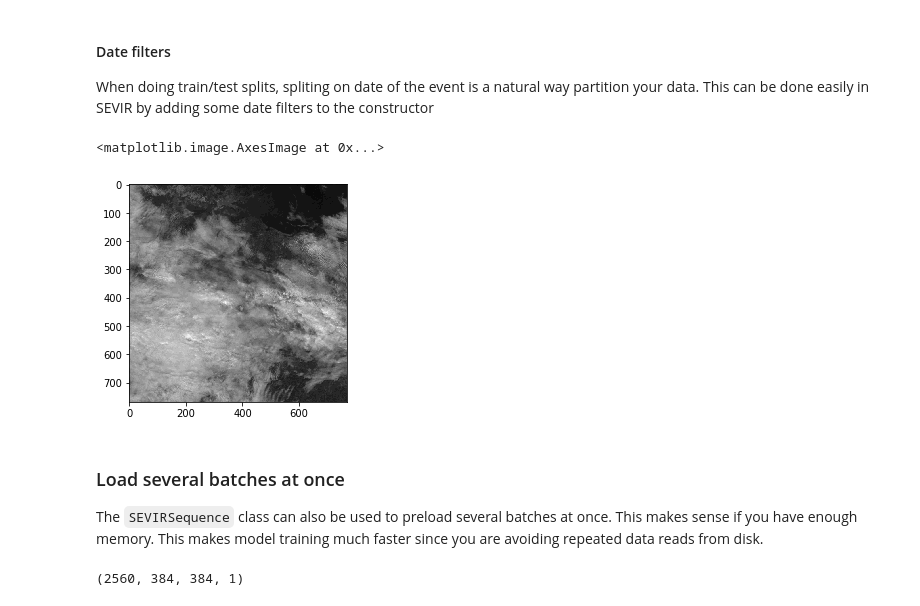
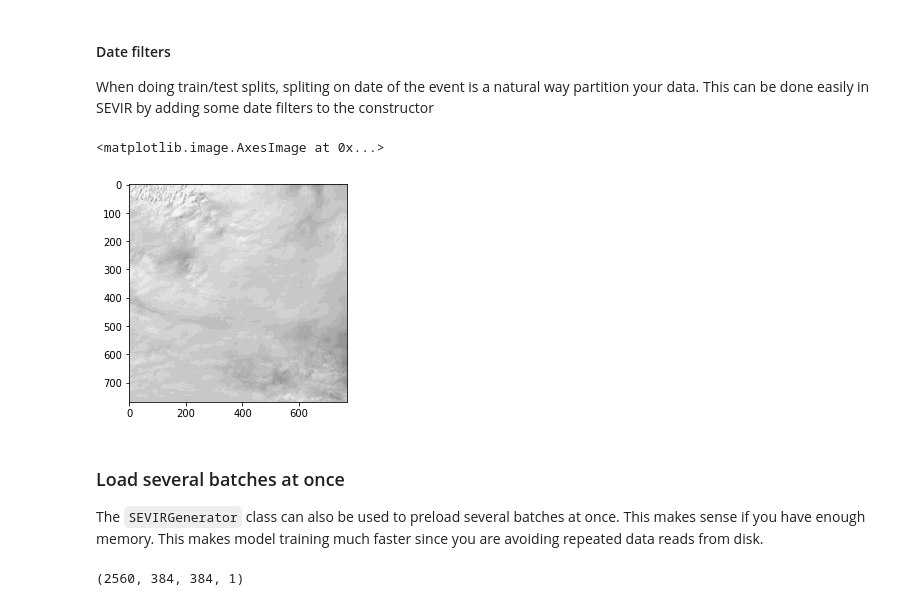
Before and after one commit to MIT-AI-Accelerator/eie-sevir, a Jupyter notebook: examples/Generators.ipynb, the cells around one changed output. Drawn from its saved outputs; the diff is of its cells as text; code cells hidden in the pictures.

```diff
--- a/examples/Generators.ipynb
+++ b/examples/Generators.ipynb
@@ -130,22 +145,22 @@ del(vil_img_test)
 # %%
 # The datetime_filter can let you carefully control what times are sampled.
-vis_seq = SEVIRSequence(x_img_types=['vis'],batch_size=32,unwrap_time=True,
+vis_seq = SEVIRGenerator(x_img_types=['vis'],batch_size=32,unwrap_time=True,
                               start_date=datetime.datetime(2018,1,1),
                               end_date=datetime.datetime(2019,1,1),
                               datetime_filter=lambda t: np.logical_and(t.dt.hour>=13,t.dt.hour<=21))
 # %%
 # images should all have day light for VIS satellite
-X=vis_seq.__getitem__(123)
+X=vis_seq.get_batch(123)
 cmap,norm,vmin,vmax = get_cmap('vis',encoded=True)
 plt.imshow(X[0][0,:,:,0],cmap=cmap,norm=norm,vmin=vmin,vmax=vmax)
 # %% [output]
 <matplotlib.image.AxesImage at 0x...>
-[figure, old version]
+[figure, new version]
 # %%
 vis_seq.close()
 # %% [markdown]
 ### Load several batches at once
 
-The `SEVIRSequence` class can also be used to preload several batches at once. This makes sense if you have enough memory. This makes model training much faster since you are avoiding repeated data reads from disk.
+The `SEVIRGenerator` class can also be used to preload several batches at once. This makes sense if you have enough memory. This makes model training much faster since you are avoiding repeated data reads from disk.
 # %%
 import datetime
```
Also changed, not shown: parts of 20 cells of this notebook, 3 other files.
